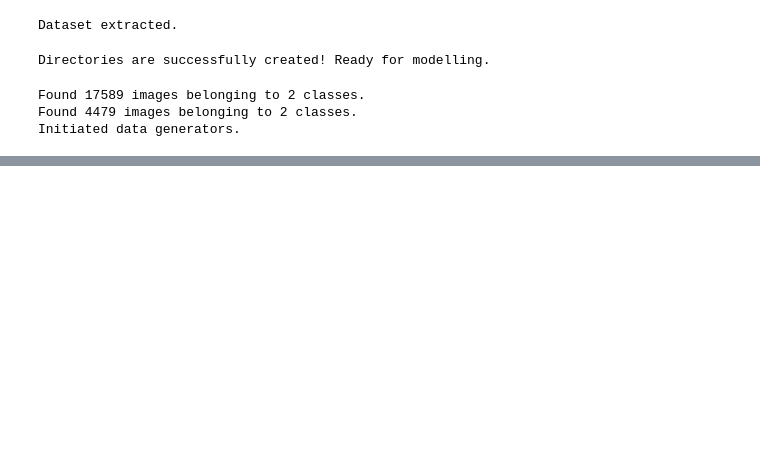
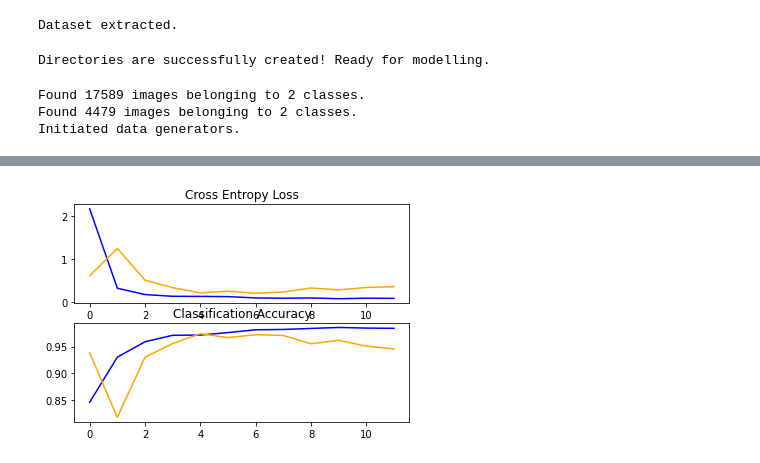
Before and after one commit to sweeneyngo/furspect, a Jupyter notebook: optimize_model.ipynb, the cells around one changed output, grey strips where cells are left out. Cells and saved outputs as stored; diff of their text form; code cells hidden in the pictures; blank space fills up the shorter version.

Commit message:
Optimized CNN model + prediction

```diff
--- a/optimize_model.ipynb
+++ b/optimize_model.ipynb
@@ -1,10 +1,17 @@
 # %%
+import sys
+from matplotlib import pyplot
+from tensorflow.keras.utils import to_categorical
+from tensorflow.keras.models import Sequential, Model, load_model
+from tensorflow.keras.layers import Dense, Flatten, Dropout, Activation, Conv2D, MaxPooling2D, BatchNormalization
+from tensorflow.keras.optimizers import SGD
+
 DATADIR = "large_data/"
 CATEGORIES = ['furry', 'notfurry']
 SIZE = 200
 RATIO = 0.2
 BATCH_SIZE = 32
-EPOCHS = 50
+EPOCHS = 20
 
 print('Constants initialized.')
 # %% [output]
@@ -77,9 +111,9 @@ test_datagen = ImageDataGenerator(rescale=1.0/255.0)
 
 # prepare iterators
 train_it = train_datagen.flow_from_directory(os.path.join(path, 'train'),
-    class_mode='binary', batch_size=64, target_size=(SIZE, SIZE))
+    class_mode='binary', batch_size=BATCH_SIZE, target_size=(SIZE, SIZE))
 test_it = test_datagen.flow_from_directory(os.path.join(path, 'test'),
-    class_mode='binary', batch_size=64, target_size=(SIZE, SIZE))
+    class_mode='binary', batch_size=BATCH_SIZE, target_size=(SIZE, SIZE))
 
 print('Initiated data generators.')
 # %% [output]
@@ -88,0 +166,9 @@ Initiated data generators.
+# %%
+from keras.callbacks import EarlyStopping, ReduceLROnPlateau, ModelCheckpoint
+
+earlystop = EarlyStopping(patience = 5)
+learning_rate_reduction = ReduceLROnPlateau(monitor = 'val_accuracy', patience = 2, verbose = 1, factor = 0.5, min_lr = 0.00001)
+mc = ModelCheckpoint('furspect_best.h5', monitor='val_accuracy', mode='max', verbose=1)
+callbacks = [earlystop,learning_rate_reduction, mc]
+
+print('Callbacks are setup.')
@@ -88,0 +177,4 @@ Initiated data generators.
+# %%
+# fit model
+history = model.fit(train_it, steps_per_epoch=len(train_it),
+    validation_data=test_it, validation_steps=len(test_it), epochs=EPOCHS, verbose=1, callbacks=[callbacks], shuffle=True)
@@ -89,3 +207,23 @@ Initiated data generators.
+# %%
+def summarize_diagnostics(history):
+	# plot loss
+	pyplot.subplot(211)
+	pyplot.title('Cross Entropy Loss')
+	pyplot.plot(history.history['loss'], color='blue', label='train')
+	pyplot.plot(history.history['val_loss'], color='orange', label='test')
+	# plot accuracy
+	pyplot.subplot(212)
+	pyplot.title('Classification Accuracy')
+	pyplot.plot(history.history['accuracy'], color='blue', label='train')
+	pyplot.plot(history.history['val_accuracy'], color='orange', label='test')
+	# save plot to file
+	filename = sys.argv[0].split('/')[-1]
+	pyplot.show()
+	pyplot.savefig(filename + '_plot.png')
+	pyplot.close()
+summarize_diagnostics(history)
+# %% [output]
+[figure, added]
 # %%
 # !pip install matplotlib
 !pip install scipy
```
Also changed, not shown: parts of 30 cells of this notebook, 2 other files.
